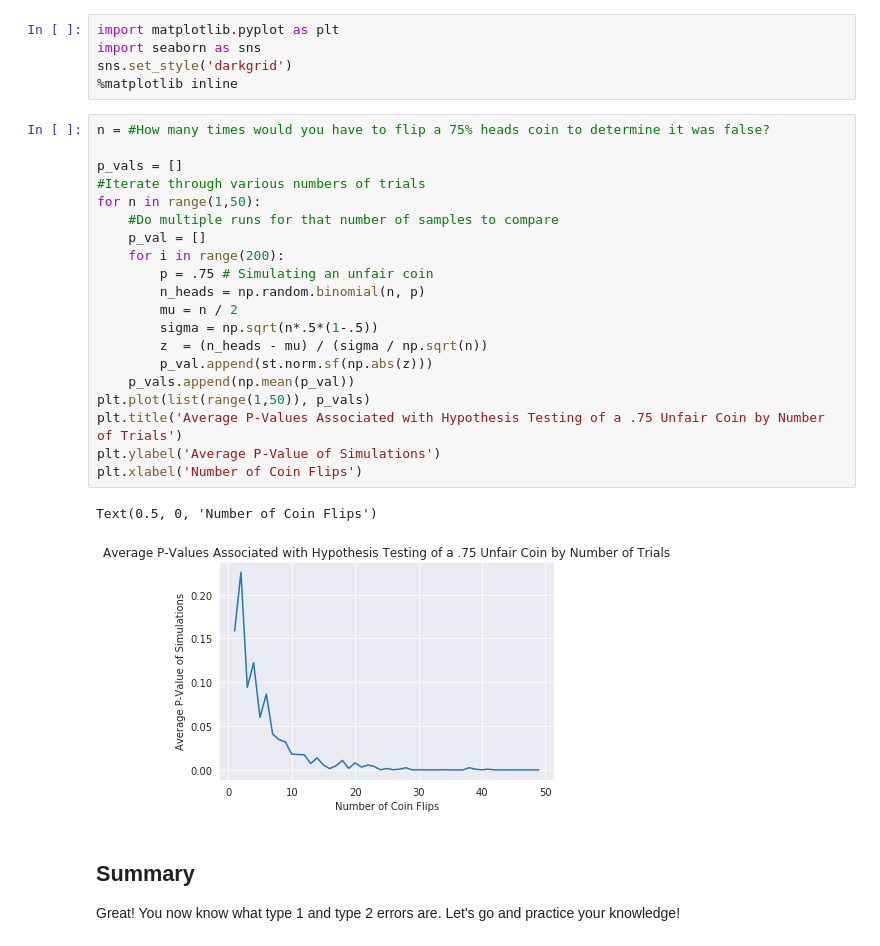
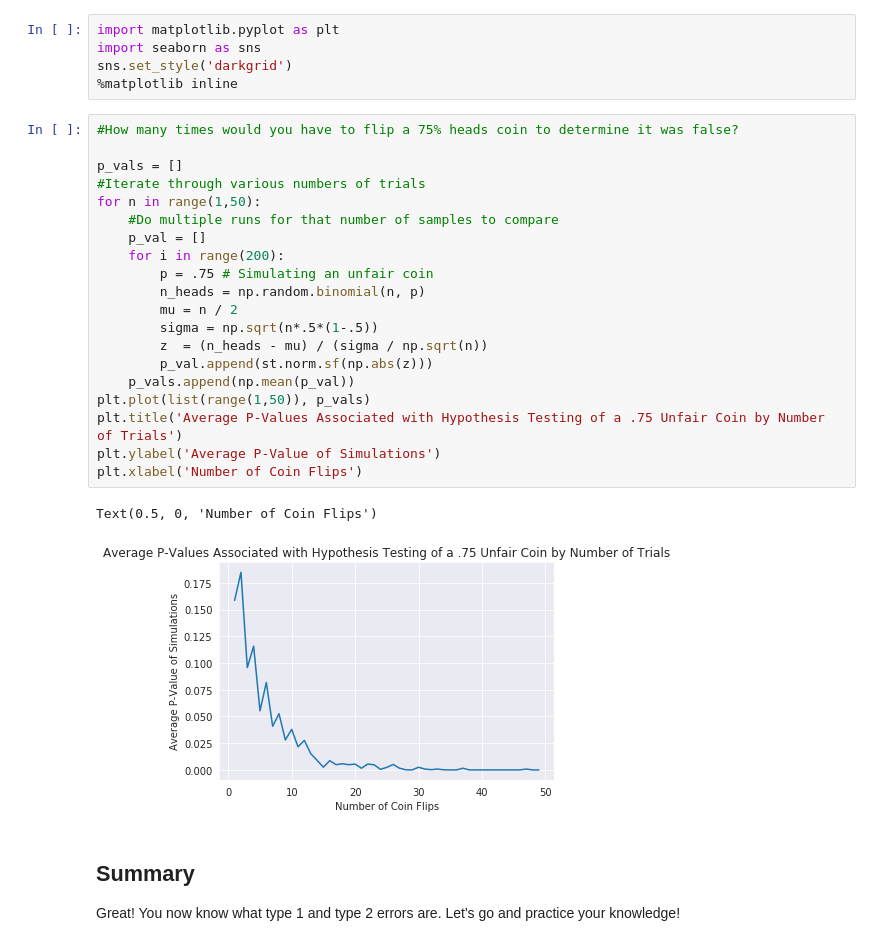
Before and after one commit to kathrinv/dsc-type-1-and-2-error-nyc-ds-082619, a Jupyter notebook: index.ipynb, the cells around one changed output. Saved outputs shown, nothing was run; the diff lists cells and outputs as text.

```diff
--- a/index.ipynb
+++ b/index.ipynb
@@ -125,28 +125,28 @@ import seaborn as sns
 sns.set_style('darkgrid')
 %matplotlib inline
 # %%
-n = #How many times would you have to flip a 75% heads coin to determine it was false?
+#How many times would you have to flip a 75% heads coin to determine it was false?
 
 p_vals = []
 #Iterate through various numbers of trials
 for n in range(1,50):
     #Do multiple runs for that number of samples to compare
     p_val = []
     for i in range(200):
         p = .75 # Simulating an unfair coin
         n_heads = np.random.binomial(n, p)
         mu = n / 2
         sigma = np.sqrt(n*.5*(1-.5))
         z  = (n_heads - mu) / (sigma / np.sqrt(n))
         p_val.append(st.norm.sf(np.abs(z)))
     p_vals.append(np.mean(p_val))
 plt.plot(list(range(1,50)), p_vals)
 plt.title('Average P-Values Associated with Hypothesis Testing of a .75 Unfair Coin by Number of Trials')
 plt.ylabel('Average P-Value of Simulations')
 plt.xlabel('Number of Coin Flips')
 # %% [output]
 Text(0.5, 0, 'Number of Coin Flips')
-[figure, old version]
+[figure, new version]
 # %% [markdown]
 ## Summary
 
```
